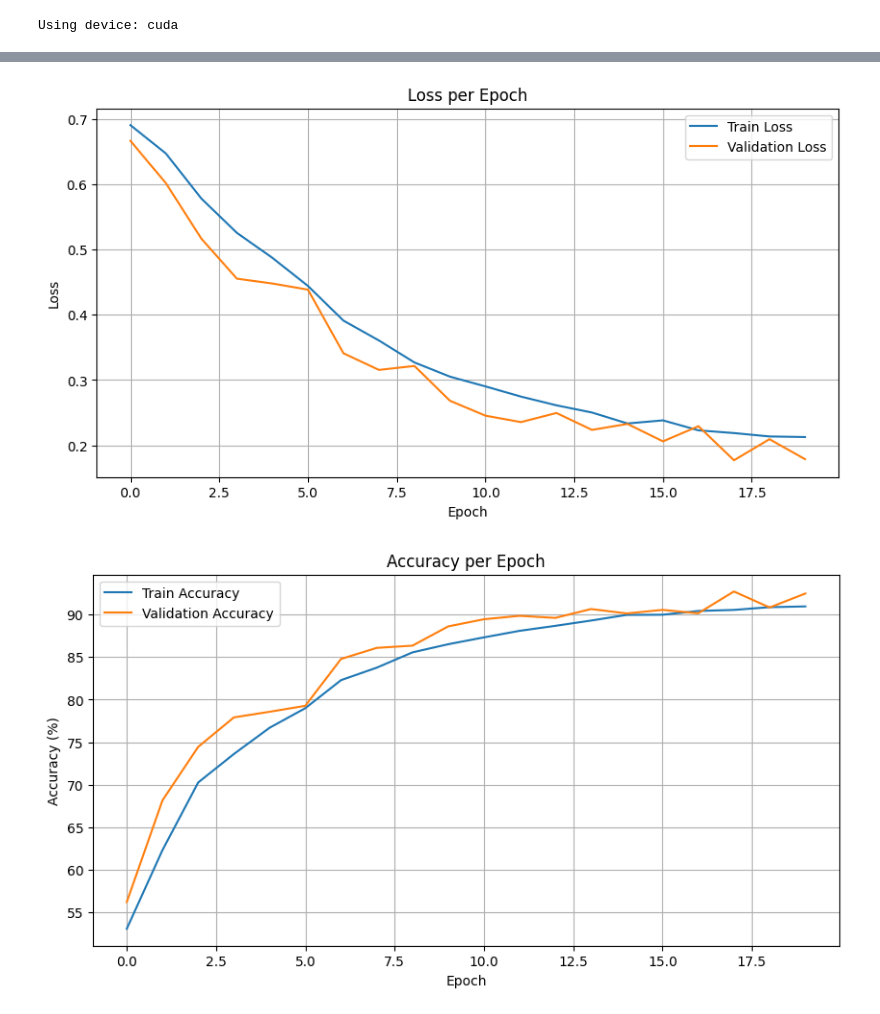
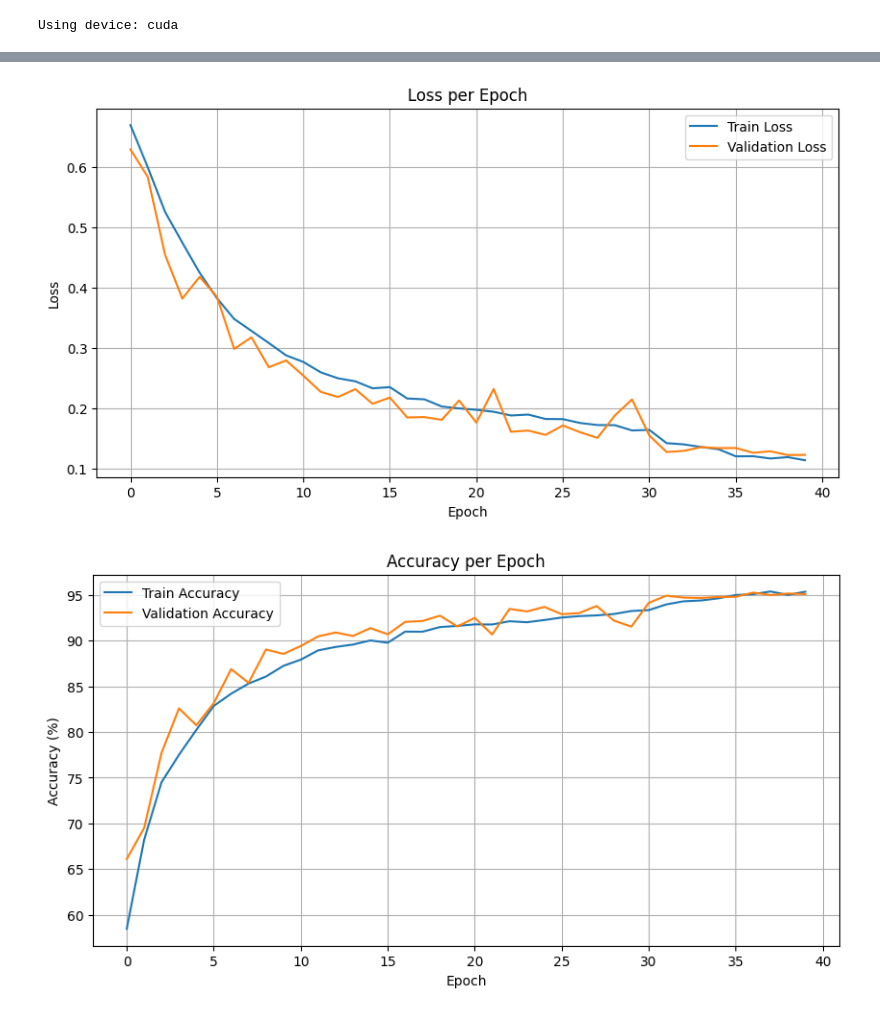
Before and after one commit to stelios333/cats_vs_dogs_ml, a Jupyter notebook: train_tinyvgg.ipynb, the cells around one changed output, grey strips where cells are left out. Cells and saved outputs as stored; diff of their text form; code cells hidden in the pictures.

Commit message:
retrain with 40 epochs

```diff
--- a/train_tinyvgg.ipynb
+++ b/train_tinyvgg.ipynb
@@ -25,6 +27,7 @@ torch.cuda.manual_seed(42)
 # Transforms for training (with augmentation)
 train_transforms = transforms.Compose([
     transforms.RandomHorizontalFlip(),  # Data augmentation
+    transforms.RandomAutocontrast(p=1),
     transforms.RandomRotation((-10, 10)),
     transforms.RandomResizedCrop(128, scale=(0.2, 1)),
     transforms.Resize((128, 128)),  # Resize to 128x128
@@ -136,7 +139,7 @@ for layer in model.children():
    if hasattr(layer, 'reset_parameters'):
        layer.reset_parameters()
 # %%
-num_epochs = 20
+num_epochs = 40
 train_losses = []
 val_losses = []
 train_accuracies = []
@@ -263,4 +263,25 @@ Epoch 12/20
 # %%
+# Accuracy and losses graphs
+plt.figure(figsize=(10, 5))
+plt.plot(train_losses, label='Train Loss')
+plt.plot(val_losses, label='Validation Loss')
+plt.title('Loss per Epoch')
+plt.xlabel('Epoch')
+plt.ylabel('Loss')
+plt.legend()
+plt.grid(True)
+plt.show()
+
+# Plot Accuracy
+plt.figure(figsize=(10, 5))
+plt.plot(train_accuracies, label='Train Accuracy')
+plt.plot(val_accuracies, label='Validation Accuracy')
+plt.title('Accuracy per Epoch')
+plt.xlabel('Epoch')
+plt.ylabel('Accuracy (%)')
+plt.legend()
+plt.grid(True)
+plt.show()
 # %% [output]
-[figure, old version]
+[figure, new version]
-[figure, old version]
+[figure, new version]
```
Also changed, not shown: parts of 3 cells of this notebook, 8 other files.
